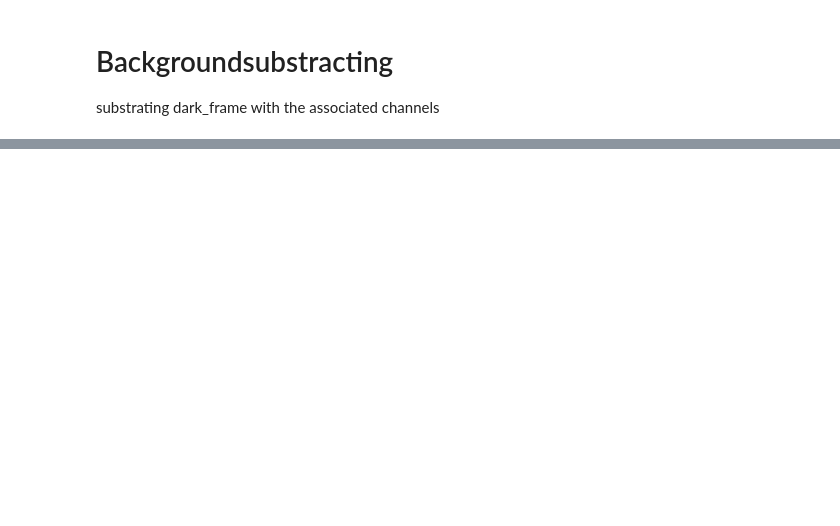
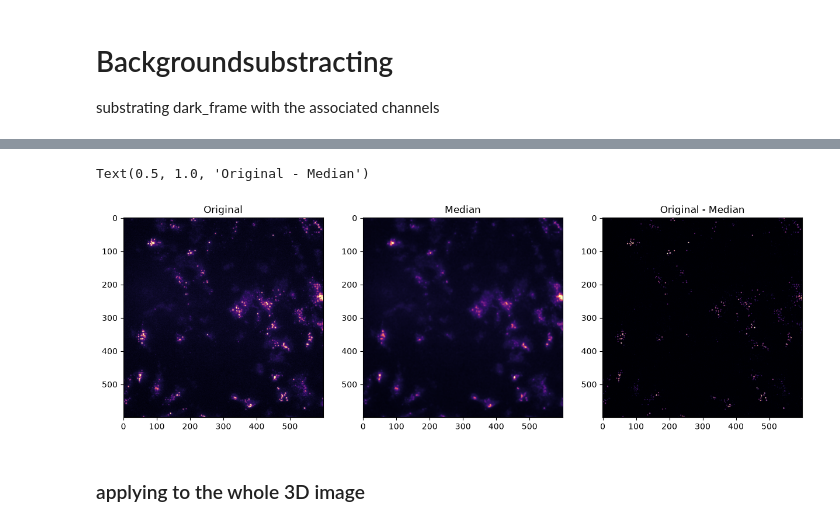
Before and after one commit to huyenanh-nguyen/MT_IRAK4, a Jupyter notebook: taylorsdata.ipynb, the cells around one changed output, grey strips where cells are left out. Cells and saved outputs as stored; diff of their text form; code cells hidden in the pictures; blank space fills up the shorter version.

Commit message:
white tophat vs taylor

```diff
--- a/taylorsdata.ipynb
+++ b/taylorsdata.ipynb
@@ -16,10 +17,10 @@ BF -> Exposuretime is 60ms
 
 to substract the background we are using .tif images, where the shutter of the camera is closed
 # %%
-dark_400 = tiff.imread("/Volumes/TAYLOR-LAB/Huyen Anh /20221216 3nM 231-A8_NEMO_TRAF6_1um_38mol 001/20210531 Darkfield 400ms.tif")
-dark_60 = tiff.imread("/Volumes/TAYLOR-LAB/Huyen Anh /20221216 3nM 231-A8_NEMO_TRAF6_1um_38mol 001/20210531 Darkfield 60ms.tif")
+dark_400 = tiff.imread("/Volumes/TAYLOR-LAB/Huyen Anh /20221216 3nM 231-A8_NEMO_TRAF6_1um_38mol 001/20210531 Darkfield 400ms.tif").astype(np.float32)
+dark_60 = tiff.imread("/Volumes/TAYLOR-LAB/Huyen Anh /20221216 3nM 231-A8_NEMO_TRAF6_1um_38mol 001/20210531 Darkfield 60ms.tif").astype(np.float32)
 
 print(dark_400.shape)
-print(dark_60.shape)
+print(dark_60.dtype)
 # %% [output]
 (600, 600)
@@ -109,0 +183,21 @@ bf_raw = my_array[:,2]
+# %%
+med = ndimage.median_filter(rfp_pre1[300], size=5)
+rfp_med = rfp_pre1[300] - np.minimum(med, rfp_pre1[300])
+plt.figure(figsize=(15,5))
+
+plt.subplot(1,3,1)
+plt.imshow(rfp_pre1[300], cmap="magma", vmin=0, vmax=500)
+plt.title("Original")
+
+plt.subplot(1,3,2)
+plt.imshow(med, cmap="magma", vmin=0, vmax=500)
+plt.title("Median")
+
+plt.subplot(1,3,3)
+plt.imshow(rfp_med, cmap="magma", vmin=0, vmax=500)
+plt.title("Original - Median")
+# %% [output]
+Text(0.5, 1.0, 'Original - Median')
+[figure, added]
+# %% [markdown]
+### applying to the whole 3D image
```
Also changed, not shown: parts of 11 cells of this notebook.
